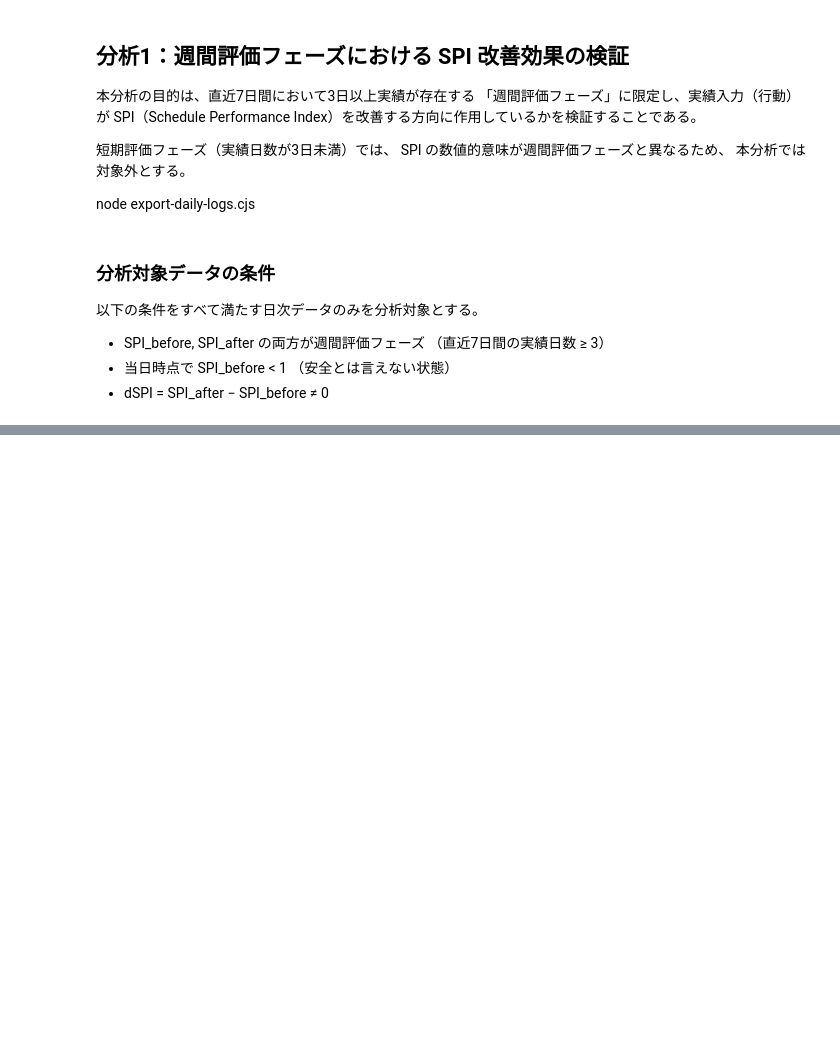
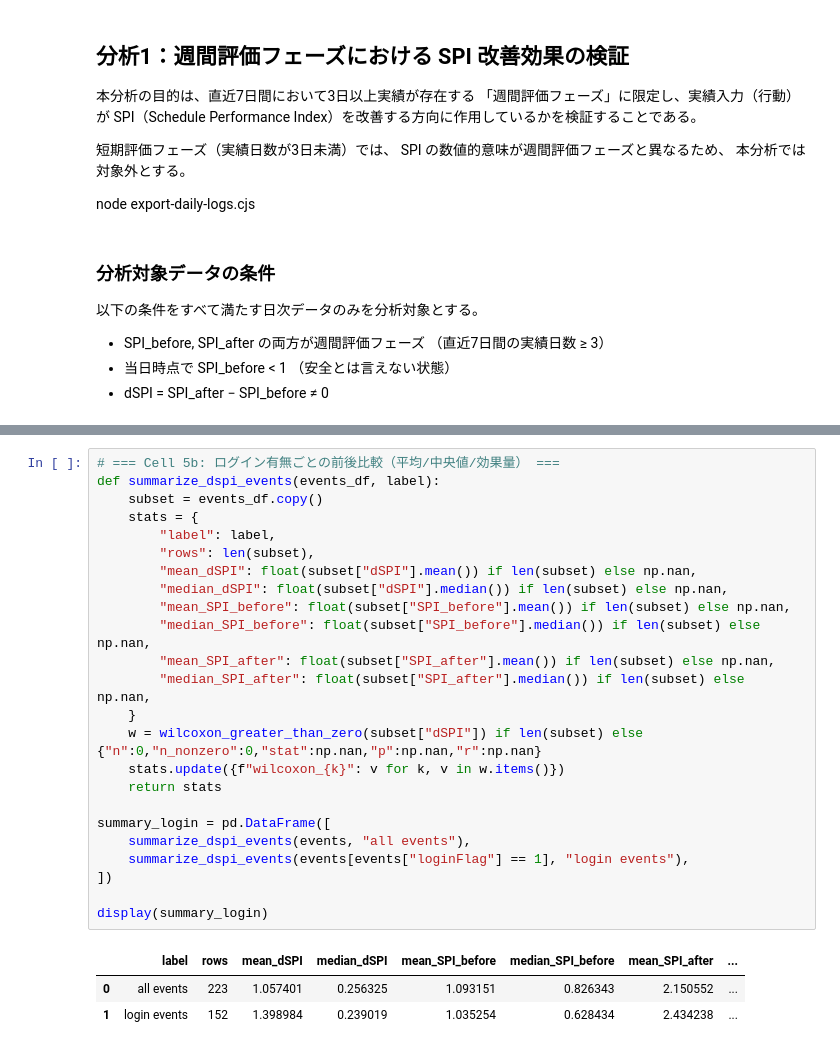
Before and after one commit to kuga0314/todo-ai-app, a Jupyter notebook: analysis1.ipynb, the cells around one changed output, grey strips where cells are left out. Drawn from its saved outputs; the diff is of its cells as text; blank space fills up the shorter version.

```diff
--- a/analysis1.ipynb
+++ b/analysis1.ipynb
@@ -375,5 +379,33 @@ plt.show()
 [figure]
 [figure]
+# %%
+# === Cell 5b: ログイン有無ごとの前後比較（平均/中央値/効果量） ===
+def summarize_dspi_events(events_df, label):
+    subset = events_df.copy()
+    stats = {
+        "label": label,
+        "rows": len(subset),
+        "mean_dSPI": float(subset["dSPI"].mean()) if len(subset) else np.nan,
+        "median_dSPI": float(subset["dSPI"].median()) if len(subset) else np.nan,
+        "mean_SPI_before": float(subset["SPI_before"].mean()) if len(subset) else np.nan,
+        "median_SPI_before": float(subset["SPI_before"].median()) if len(subset) else np.nan,
+        "mean_SPI_after": float(subset["SPI_after"].mean()) if len(subset) else np.nan,
+        "median_SPI_after": float(subset["SPI_after"].median()) if len(subset) else np.nan,
+    }
+    w = wilcoxon_greater_than_zero(subset["dSPI"]) if len(subset) else {"n":0,"n_nonzero":0,"stat":np.nan,"p":np.nan,"r":np.nan}
+    stats.update({f"wilcoxon_{k}": v for k, v in w.items()})
+    return stats
+
+summary_login = pd.DataFrame([
+    summarize_dspi_events(events, "all events"),
+    summarize_dspi_events(events[events["loginFlag"] == 1], "login events"),
+])
+
+display(summary_login)
+# %% [output]
+|  | label | rows | mean_dSPI | median_dSPI | mean_SPI_before | median_SPI_before | mean_SPI_after | ... |
+| 0 | all events | 223 | 1.057401 | 0.256325 | 1.093151 | 0.826343 | 2.150552 | ... |
+| 1 | login events | 152 | 1.398984 | 0.239019 | 1.035254 | 0.628434 | 2.434238 | ... |
 # %%
 # SPI_after >= 1 のイベントを抽出
 good_spi = events[events["SPI_after"] >= 1]
```
Also changed, not shown: parts of 5 cells of this notebook, 5 other files.
